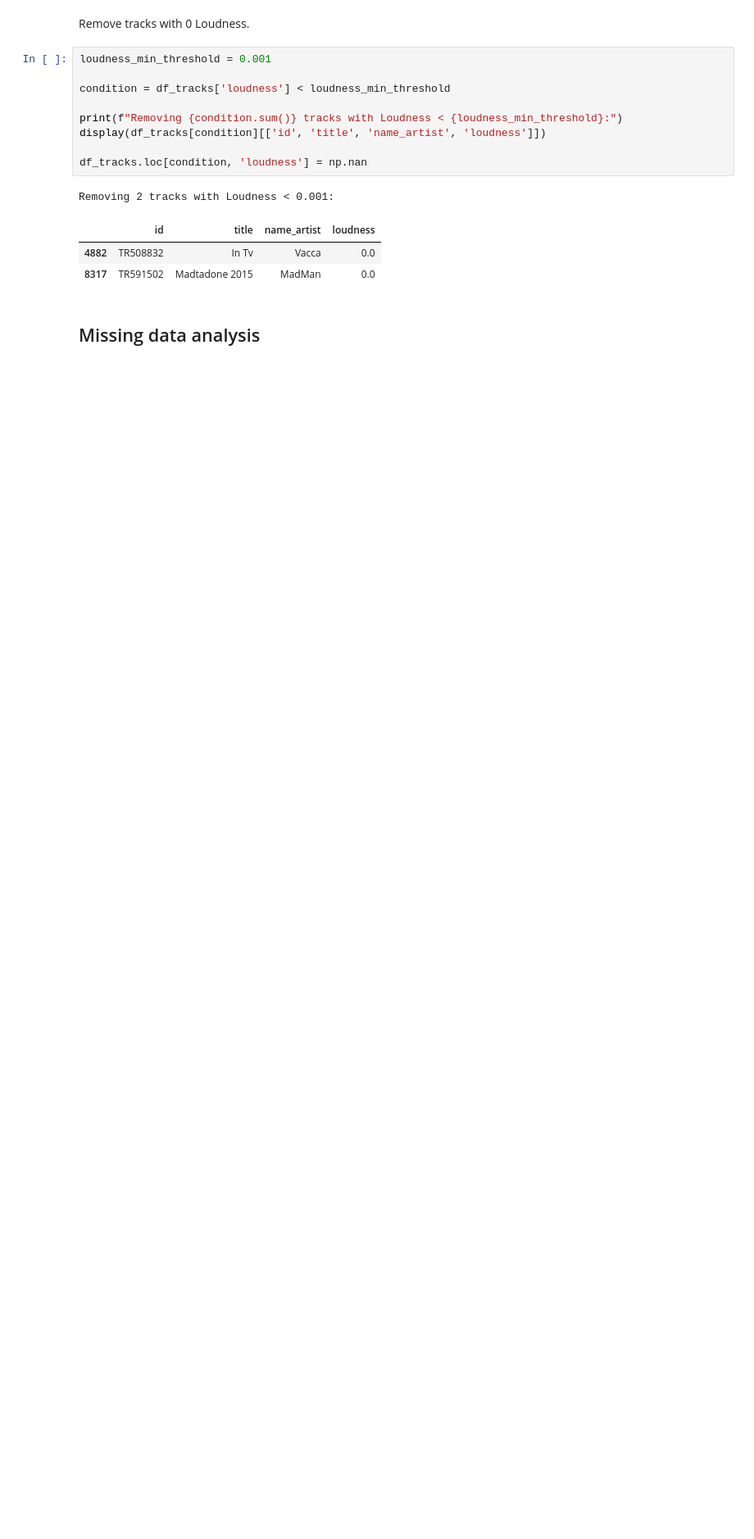
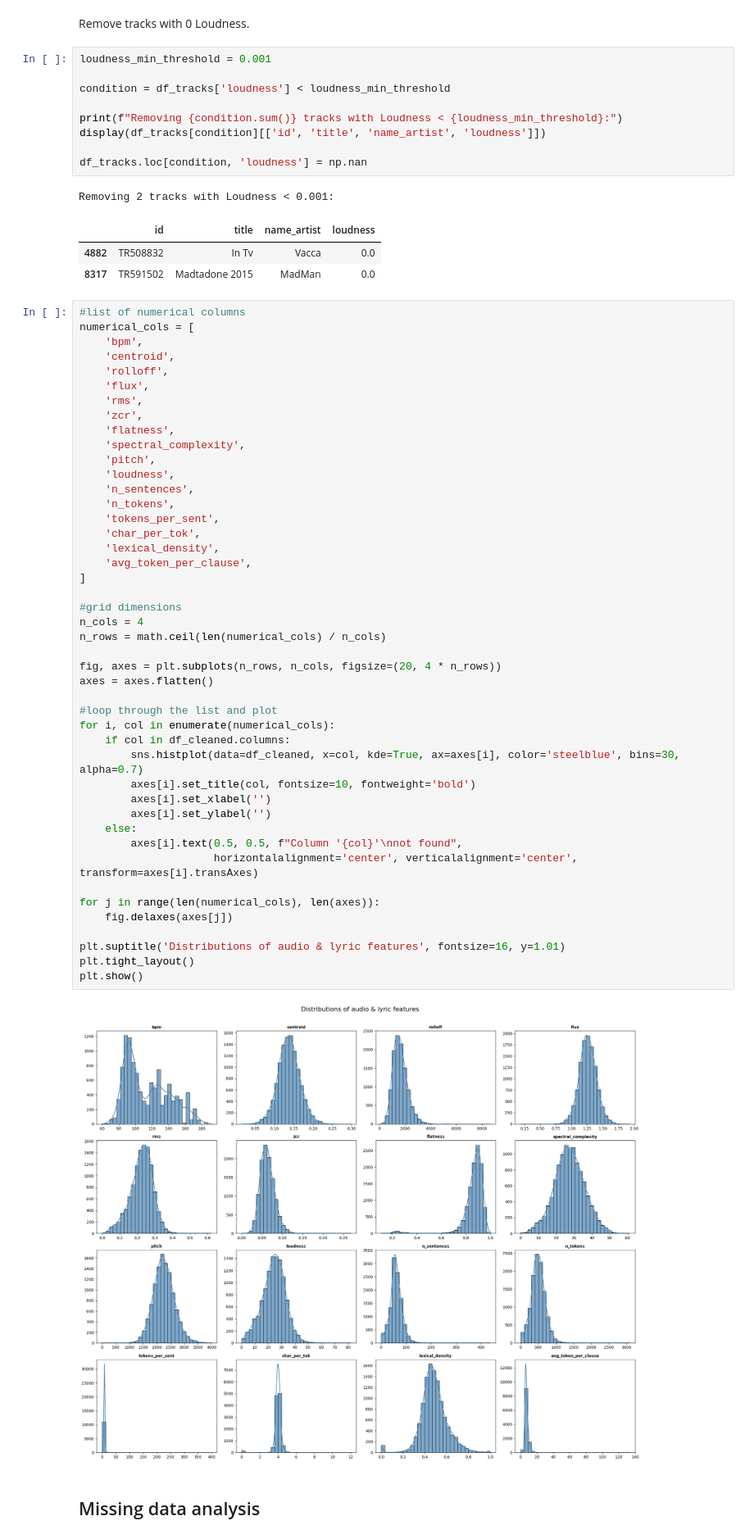
Before and after one commit to jaanisfehling/italian-rap-songs, a Jupyter notebook: data_understanding/data_distribution.ipynb, the cells around one changed output. Shown at 82% size. Saved outputs shown, nothing was run; the diff lists cells and outputs as text; blank space fills up the shorter version.

Commit message:
added aggregated histograms visualization

```diff
--- a/data_understanding/data_distribution.ipynb
+++ b/data_understanding/data_distribution.ipynb
@@ -803,6 +806,53 @@ Removing 2 tracks with Loudness < 0.001:
 |  | id | title | name_artist | loudness |
 | 4882 | TR508832 | In Tv | Vacca | 0.0 |
 | 8317 | TR591502 | Madtadone 2015 | MadMan | 0.0 |
+# %%
+#list of numerical columns
+numerical_cols = [
+    'bpm',
+    'centroid',
+    'rolloff',
+    'flux',
+    'rms',
+    'zcr',
+    'flatness',
+    'spectral_complexity',
+    'pitch',
+    'loudness',
+    'n_sentences',
+    'n_tokens',
+    'tokens_per_sent',
+    'char_per_tok',
+    'lexical_density',
+    'avg_token_per_clause',
+]
+
+#grid dimensions
+n_cols = 4
+n_rows = math.ceil(len(numerical_cols) / n_cols)
+
+fig, axes = plt.subplots(n_rows, n_cols, figsize=(20, 4 * n_rows))
+axes = axes.flatten()
+
+#loop through the list and plot
+for i, col in enumerate(numerical_cols):
+    if col in df_cleaned.columns:
+        sns.histplot(data=df_cleaned, x=col, kde=True, ax=axes[i], color='steelblue', bins=30, alpha=0.7)
+        axes[i].set_title(col, fontsize=10, fontweight='bold')
+        axes[i].set_xlabel('')
+        axes[i].set_ylabel('')
+    else:
+        axes[i].text(0.5, 0.5, f"Column '{col}'\nnot found",
+                     horizontalalignment='center', verticalalignment='center', transform=axes[i].transAxes)
+
+for j in range(len(numerical_cols), len(axes)):
+    fig.delaxes(axes[j])
+
+plt.suptitle('Distributions of audio & lyric features', fontsize=16, y=1.01)
+plt.tight_layout()
+plt.show()
+# %% [output]
+[figure, added]
 # %% [markdown]
 ## Missing data analysis
 # %%
```
Also changed, not shown: parts of 1 cell of this notebook.
